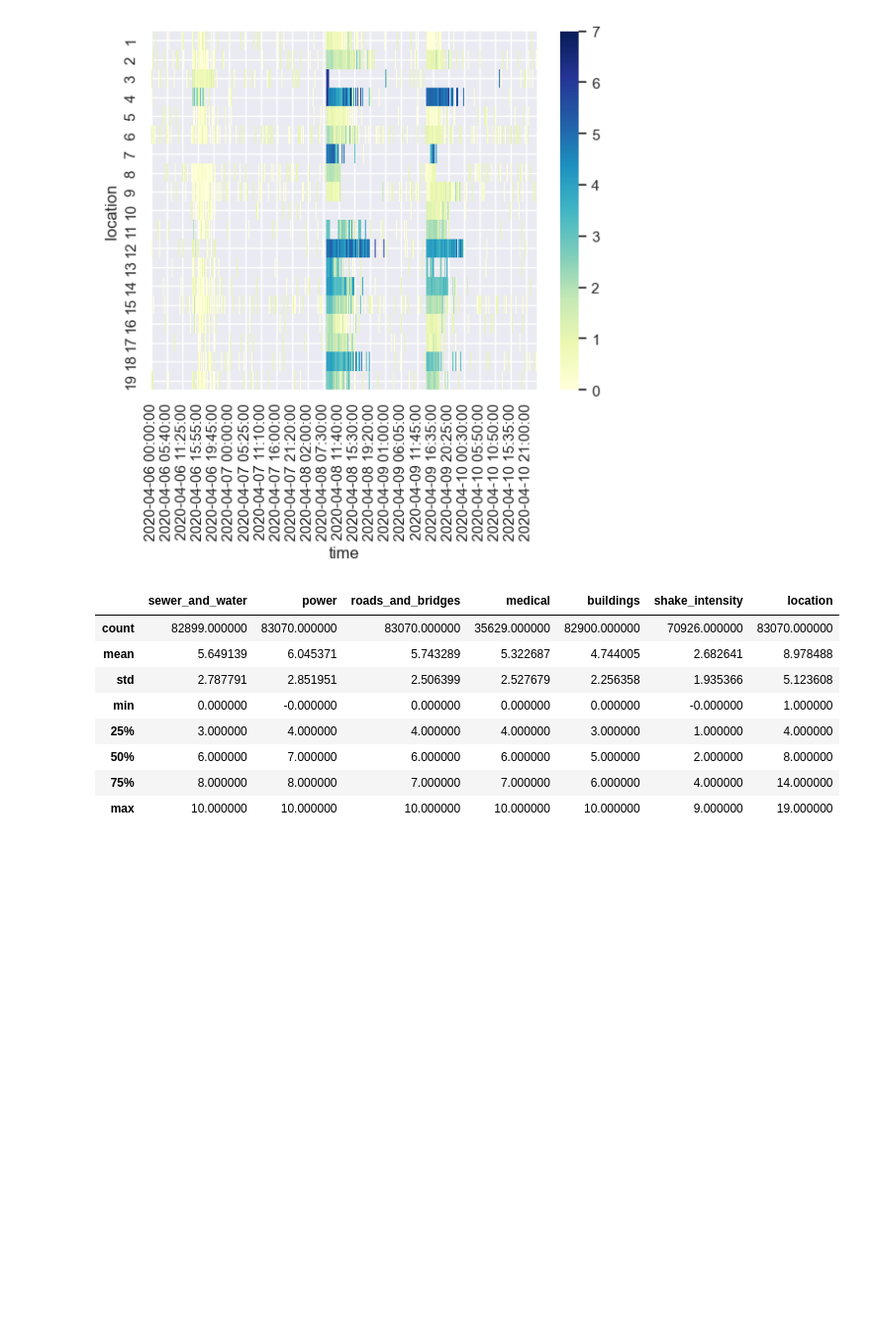
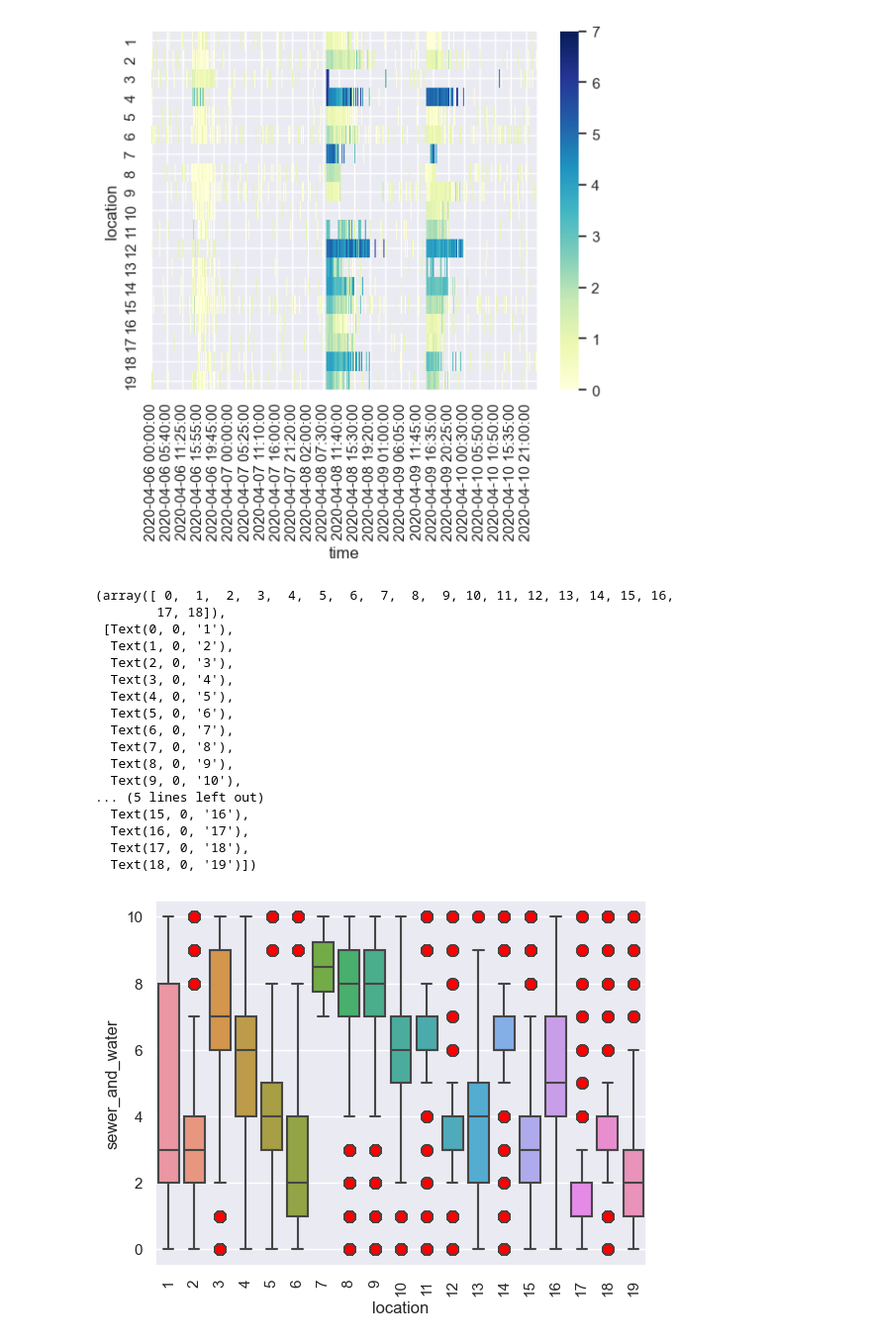
Before and after one commit to dasooni/VAST-19, a Jupyter notebook: project.ipynb, the cells around one changed output. Shown at 99% size. Saved outputs shown, nothing was run; the diff lists cells and outputs as text; code cells hidden in the pictures; blank space fills up the shorter version.

```diff
--- a/project.ipynb
+++ b/project.ipynb
@@ -40,14 +48,29 @@ sns.heatmap(pivot, cmap="YlGnBu")
 # %%
 prequake_mean_intensity = np.mean(pivot.loc[:,'2020-04-06 14:00:00':'2020-04-06 15:00:00'], axis=1)
 #np.mean(pivot, axis=1).sort_values(ascending=False).head(10).plot(kind='bar', figsize=(10,5), color='red')
-df.describe()
-# %% [output]
-|  | sewer_and_water | power | roads_and_bridges | medical | buildings | shake_intensity | location |
-| count | 82899.000000 | 83070.000000 | 83070.000000 | 35629.000000 | 82900.000000 | 70926.000000 | 83070.000000 |
-| mean | 5.649139 | 6.045371 | 5.743289 | 5.322687 | 4.744005 | 2.682641 | 8.978488 |
-| std | 2.787791 | 2.851951 | 2.506399 | 2.527679 | 2.256358 | 1.935366 | 5.123608 |
-| min | 0.000000 | -0.000000 | 0.000000 | 0.000000 | 0.000000 | -0.000000 | 1.000000 |
-| 25% | 3.000000 | 4.000000 | 4.000000 | 4.000000 | 3.000000 | 1.000000 | 4.000000 |
-| 50% | 6.000000 | 7.000000 | 6.000000 | 6.000000 | 5.000000 | 2.000000 | 8.000000 |
-| 75% | 8.000000 | 8.000000 | 7.000000 | 7.000000 | 6.000000 | 4.000000 | 14.000000 |
-| max | 10.000000 | 10.000000 | 10.000000 | 10.000000 | 10.000000 | 9.000000 | 19.000000 |
+# %%
+sns.boxplot(x='location', y='sewer_and_water', data=df, flierprops={'marker':'o', 'markersize':8, 'markerfacecolor':'red'})
+# sns.boxplot(x='location', y='roads_and_bridges', data=df , flierprops={'marker':'x', 'markersize':5, 'markerfacecolor':'fuchsia'})
+# sns.boxplot(x='location', y='medical', data=df , flierprops={'marker':'*', 'markersize':5, 'markerfacecolor':'lime'})
+# sns.boxplot(x='location', y='buildings', data=df, flierprops={'marker':'o', 'markersize':5, 'markerfacecolor':'blue'})
+# sns.boxplot(x='location', y='shake_intensity', data=df, flierprops={'marker':'+', 'markersize':5, 'markerfacecolor':'yellow'})
+plt.xticks(rotation=90)
+# %% [output]
+(array([ 0,  1,  2,  3,  4,  5,  6,  7,  8,  9, 10, 11, 12, 13, 14, 15, 16,
+        17, 18]),
+ [Text(0, 0, '1'),
+  Text(1, 0, '2'),
+  Text(2, 0, '3'),
+  Text(3, 0, '4'),
+  Text(4, 0, '5'),
+  Text(5, 0, '6'),
+  Text(6, 0, '7'),
+  Text(7, 0, '8'),
+  Text(8, 0, '9'),
+  Text(9, 0, '10'),
+... (5 lines left out)
+  Text(15, 0, '16'),
+  Text(16, 0, '17'),
+  Text(17, 0, '18'),
+  Text(18, 0, '19')])
+[figure, added]
```
Also changed, not shown: parts of 2 cells of this notebook, 5 other files.
